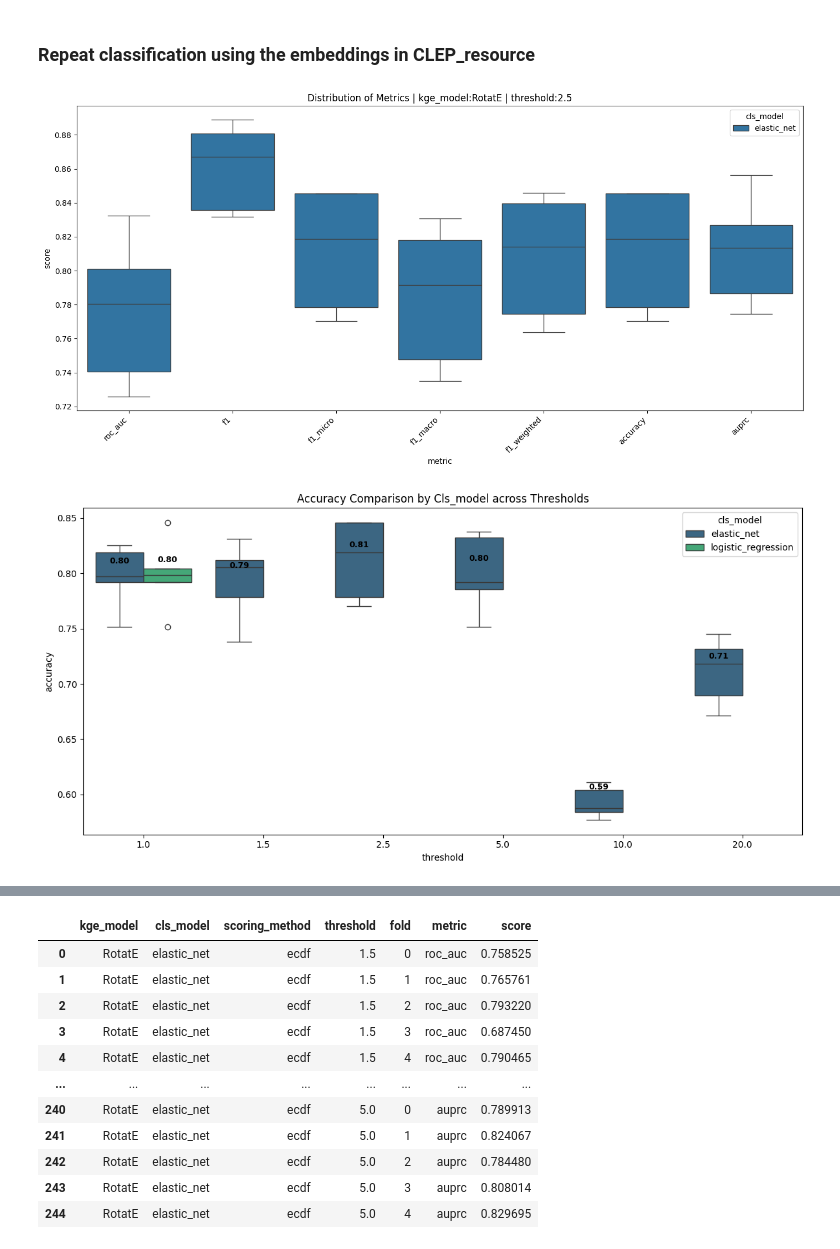
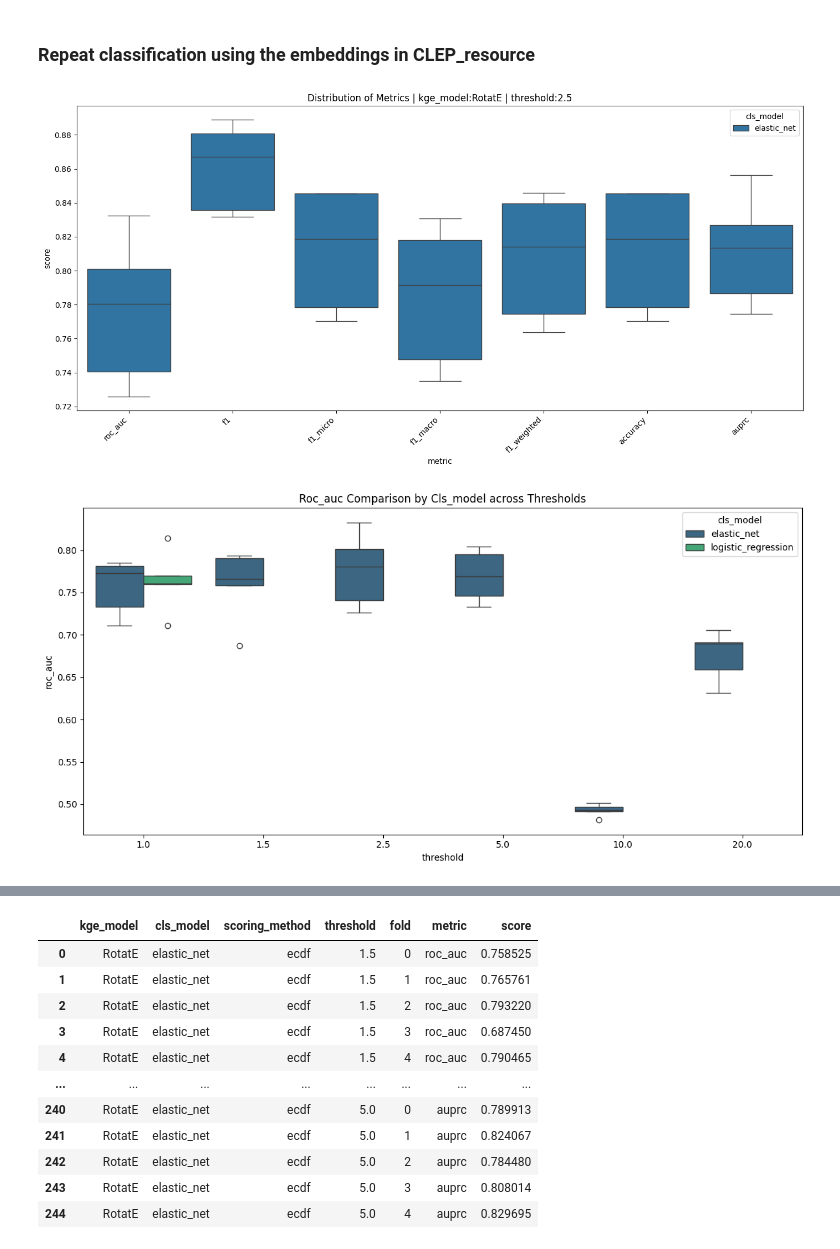
Before and after one commit to Xiaoxuan-Yu-ty/HybridKG, a Jupyter notebook: CLEP_repeat/visualize.ipynb, the cells around one changed output, grey strips where cells are left out. Drawn from its saved outputs; the diff is of its cells as text; code cells hidden in the pictures.

```diff
--- a/CLEP_repeat/visualize.ipynb
+++ b/CLEP_repeat/visualize.ipynb
@@ -132,22 +132,22 @@ def plot_comparison_over_threshold(df, metric='roc_auc', hue='cls_model'):
 
     # 4. Annotate means (optional - adds clarity)
     # We group by threshold and hue to calculate means
-    means = df.groupby(['threshold', hue])[metric].mean().reset_index()
+    # means = df.groupby(['threshold', hue])[metric].mean().reset_index()
 
-    # position text for each box
-    for i, row in means.iterrows():
-        # Get threshold index and hue offset
-        x_val = sorted(df['threshold'].unique()).index(row['threshold'])
-        # Adjustment depends on number of hue levels
-        hue_levels = sorted(df[hue].unique())
-        hue_idx = hue_levels.index(row[hue])
+    # # position text for each box
+    # for i, row in means.iterrows():
+    #     # Get threshold index and hue offset
+    #     x_val = sorted(df['threshold'].unique()).index(row['threshold'])
+    #     # Adjustment depends on number of hue levels
+    #     hue_levels = sorted(df[hue].unique())
+    #     hue_idx = hue_levels.index(row[hue])
 
-        # Calculate x-offset based on boxplot width
-        width = 0.8
-        offset = (hue_idx - (len(hue_levels) - 1) / 2) * (width / len(hue_levels))
+    #     # Calculate x-offset based on boxplot width
+    #     width = 0.8
+    #     offset = (hue_idx - (len(hue_levels) - 1) / 2) * (width / len(hue_levels))
 
-        ax.text(x_val + offset, row[metric] + 0.01, f"{row[metric]:.2f}",
-                ha='center', va='bottom', fontsize=9, fontweight='bold', color='black')
+    #     ax.text(x_val + offset, row[metric] + 0.01, f"{row[metric]:.2f}",
+    #             ha='center', va='bottom', fontsize=9, fontweight='bold', color='black')
 
     plt.title(f'{metric.capitalize()} Comparison by {hue.capitalize()} across Thresholds')
     plt.tight_layout()
@@ -176,10 +176,8 @@ plot_boxplot(df)
 # %%
 root_dir = "../CLEP_repeat/results/retrain_oldPPIKG_cls"
 df = load_metrics(root_dir=root_dir)
 plot_boxplot(df, threshold=2.5)
+plot_comparison_over_threshold(df, metric='roc_auc', hue='cls_model')
 # %% [output]
 [figure]
+[figure, added]
-# %%
-plot_comparison_over_threshold(df, metric='accuracy', hue='cls_model')
-# %% [output]
-[figure, removed]
```
Also changed, not shown: parts of 5 cells of this notebook, 9 other files.
